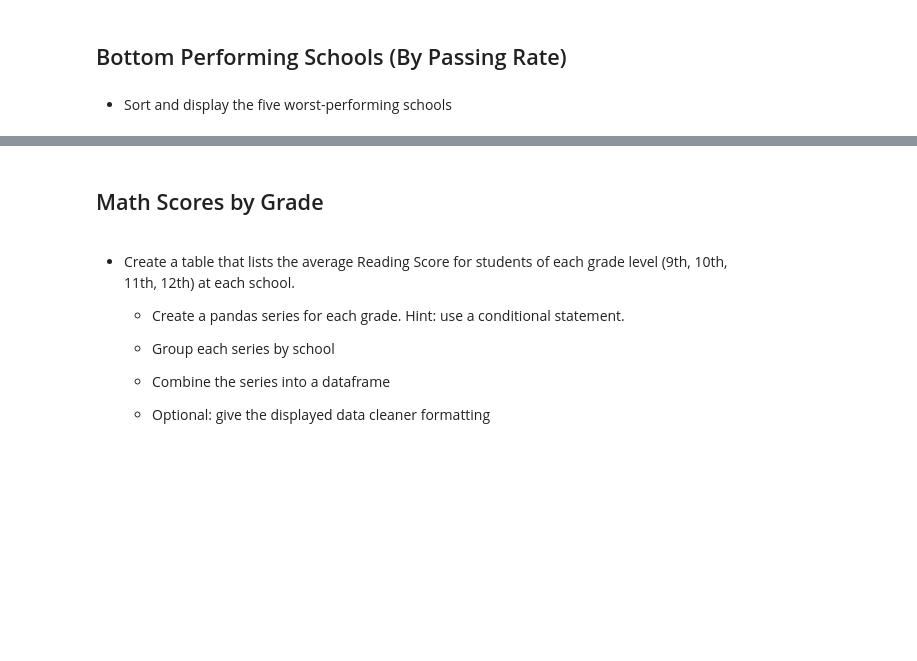
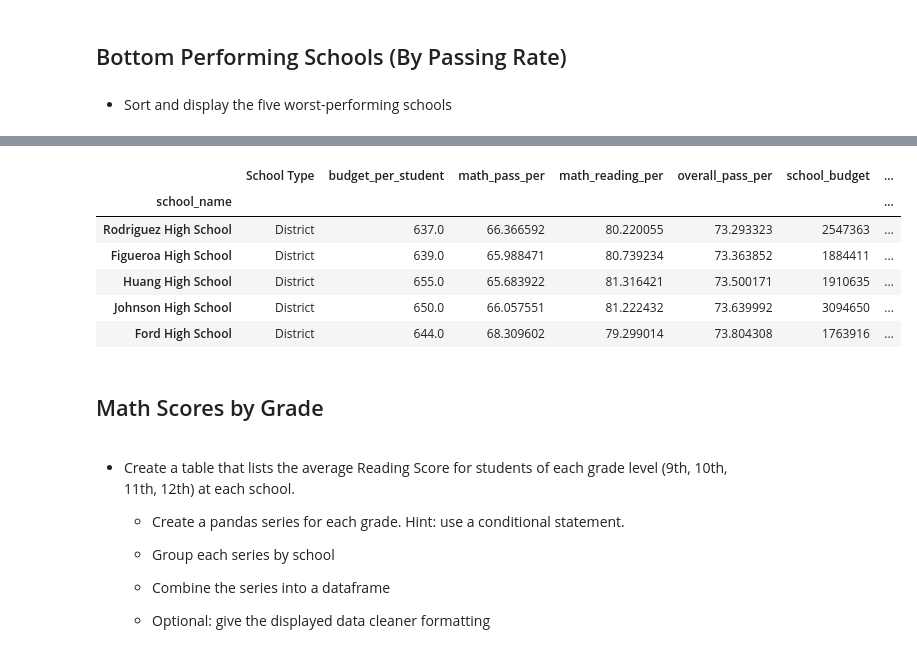
Before and after one commit to cpsundar/PyCitySchools_Pandas, a Jupyter notebook: PyCitySchools_starter.ipynb, the cells around one changed output, grey strips where cells are left out. Cells and saved outputs as stored; diff of their text form; code cells hidden in the pictures; blank space fills up the shorter version.

```diff
--- a/PyCitySchools_starter.ipynb
+++ b/PyCitySchools_starter.ipynb
@@ -134,3 +161,15 @@ dtype: float64
+# %%
+df_worst_perform = df_final.sort_values("overall_pass_per")
+#df_final.sort_index()
+df_worst_perform.head(5)
+# %% [output]
+|  | School Type | budget_per_student | math_pass_per | math_reading_per | overall_pass_per | school_budget | ... |
+| school_name |  |  |  |  |  |  | ... |
+| Rodriguez High School | District | 637.0 | 66.366592 | 80.220055 | 73.293323 | 2547363 | ... |
+| Figueroa High School | District | 639.0 | 65.988471 | 80.739234 | 73.363852 | 1884411 | ... |
+| Huang High School | District | 655.0 | 65.683922 | 81.316421 | 73.500171 | 1910635 | ... |
+| Johnson High School | District | 650.0 | 66.057551 | 81.222432 | 73.639992 | 3094650 | ... |
+| Ford High School | District | 644.0 | 68.309602 | 79.299014 | 73.804308 | 1763916 | ... |
 # %% [markdown]
 ## Math Scores by Grade
 # %% [markdown]
```
Also changed, not shown: parts of 10 cells of this notebook.
